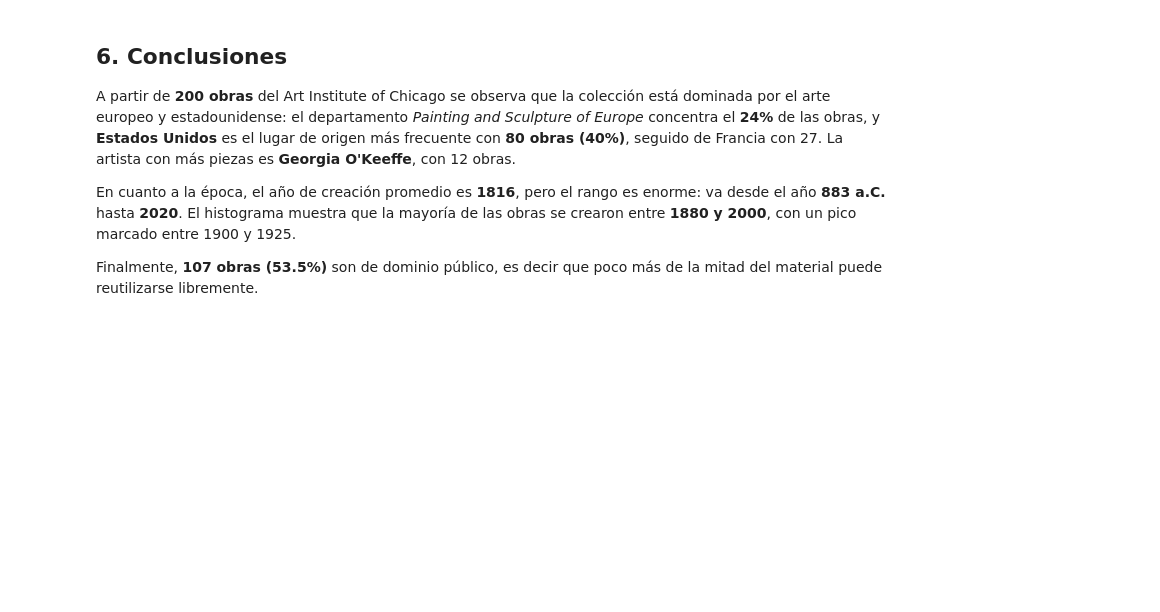
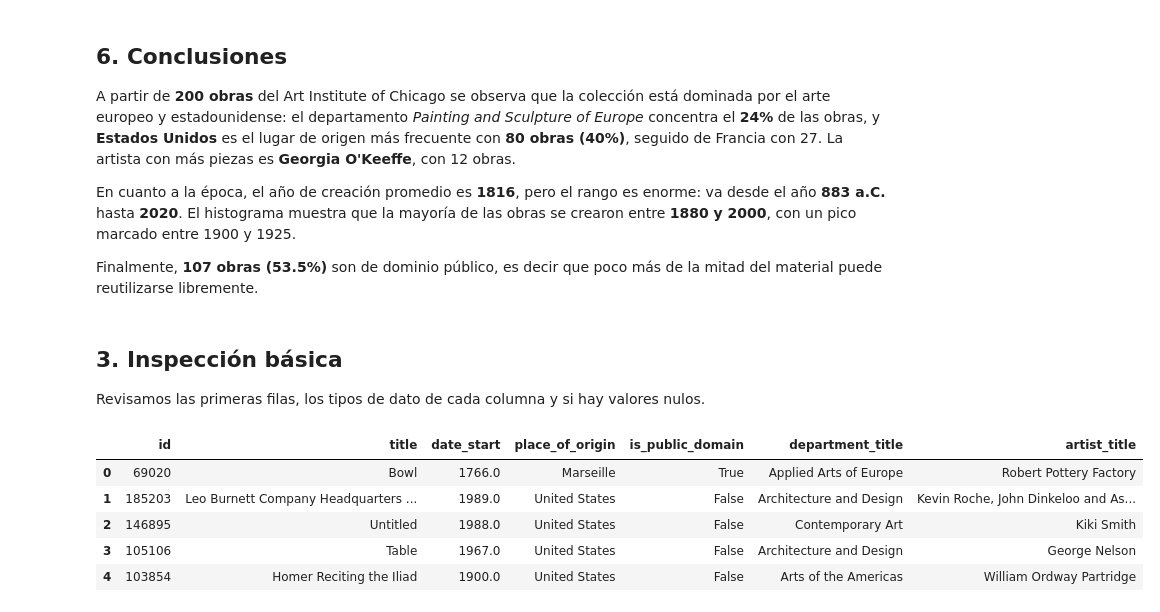
Before and after one commit to Walys97/Taller3-API-MongoDB, a Jupyter notebook: analisis.ipynb, the cells around one changed output. Cells and saved outputs as stored; diff of their text form; code cells hidden in the pictures; blank space fills up the shorter version.

Commit message:
Agrega seccion de inspeccion basica al notebook (head, info y nulos)

```diff
--- a/analisis.ipynb
+++ b/analisis.ipynb
@@ -178,3 +178,17 @@ obras se crearon entre **1880 y 2000**, con un pico marcado entre 1900 y 1925.
 
 Finalmente, **107 obras (53.5%)** son de dominio público, es decir que poco más de la mitad
 del material puede reutilizarse libremente.
+# %% [markdown]
+## 3. Inspección básica
+
+Revisamos las primeras filas, los tipos de dato de cada columna y si hay valores nulos.
+# %%
+# Primeras 5 filas del DataFrame
+df.head()
+# %% [output]
+|  | id | title | date_start | place_of_origin | is_public_domain | department_title | artist_title |
+| 0 | 69020 | Bowl | 1766.0 | Marseille | True | Applied Arts of Europe | Robert Pottery Factory |
+| 1 | 185203 | Leo Burnett Company Headquarters ... | 1989.0 | United States | False | Architecture and Design | Kevin Roche, John Dinkeloo and As... |
+| 2 | 146895 | Untitled | 1988.0 | United States | False | Contemporary Art | Kiki Smith |
+| 3 | 105106 | Table | 1967.0 | United States | False | Architecture and Design | George Nelson |
+| 4 | 103854 | Homer Reciting the Iliad | 1900.0 | United States | False | Arts of the Americas | William Ordway Partridge |
```
Also changed, not shown: parts of 2 cells of this notebook.
